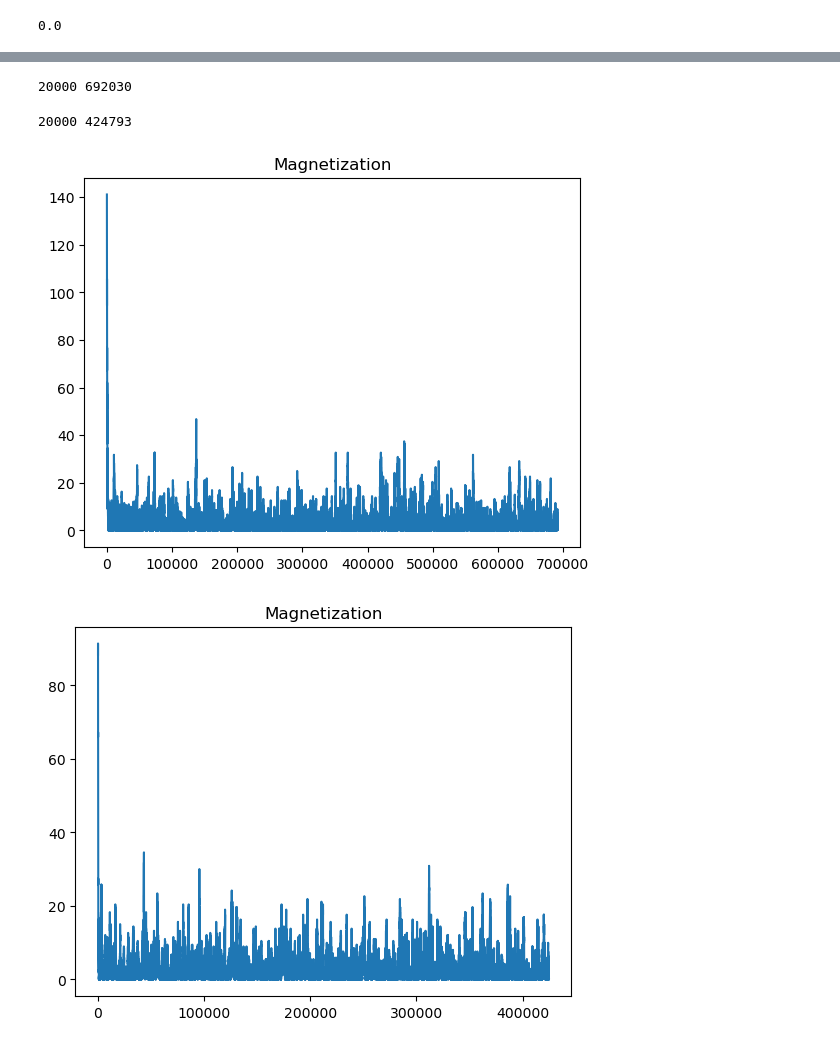
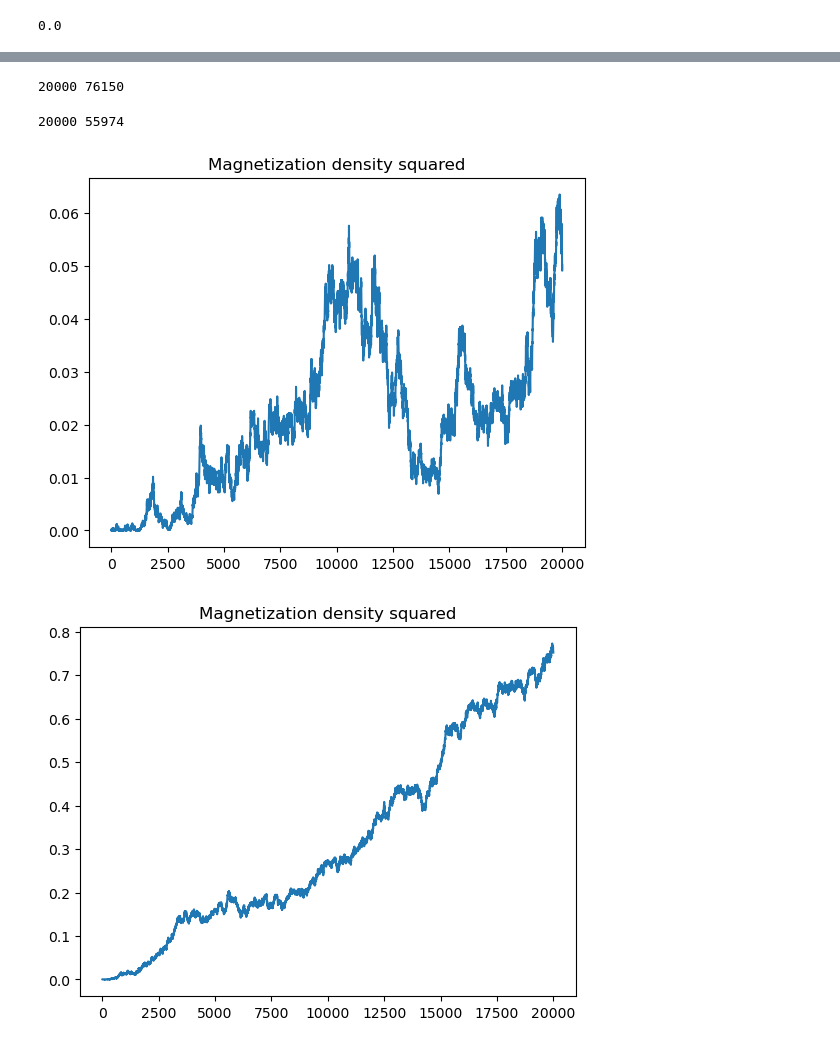
Before and after one commit to fysmoe1121/Phase-Transitions-Ising-Model, a Jupyter notebook: ising_model.ipynb, the cells around one changed output, grey strips where cells are left out. Cells and saved outputs as stored; diff of their text form; code cells hidden in the pictures.

```diff
--- a/ising_model.ipynb
+++ b/ising_model.ipynb
@@ -135,8 +136,10 @@ def flip_spin_in_lattice(lattice: np.ndarray, spin: tuple[int,int]) -> np.ndarra
     return new_lattice
 # %%
+@jit(nopython=True)
 def flip_random_spin(lattice: np.ndarray) -> tuple[int, int]:
     L = lattice.shape[0]
-    return tuple(np.random.randint(0, L, size = (1,2))[0])
+    x, y = np.random.randint(0, L), np.random.randint(0, L)
+    return (x,y)
 # %%
 cand_spin = flip_random_spin(state)
 print(delta_energy(state, cand_spin), energy(flip_spin_in_lattice(state, cand_spin)) - energy(state))
@@ -146,10 +149,11 @@ print(delta_energy(state, cand_spin), energy(flip_spin_in_lattice(state, cand_sp
 def magnetization(lattice: np.ndarray) -> float:
     return np.sum(lattice)
 # %%
+@jit(nopython=True)
 def sampler(type: str,init_dist: np.ndarray, beta: float, num_iters: int, sweep_size: int = 50):
     fixed_time_samples = []
     updated_samples = []
-    sample = init_dist
+    sample = init_dist.copy()
     for i in range(num_iters):
         candidate_spin = flip_random_spin(sample)
         if type == "mh":
@@ -166,21 +170,20 @@ def sampler(type: str,init_dist: np.ndarray, beta: float, num_iters: int, sweep_
             fixed_time_samples.append(sample)
     return fixed_time_samples, updated_samples
 # %%
-mh_fixed_time_res, mh_updated_res = sampler('mh', generate_lattice(25, 0.3), 0.1, 1_000_000)
+mh_fixed_time_res, mh_updated_res = sampler('mh', generate_lattice(50, 0.5), 0.3, 1_000_000)
 print(len(mh_fixed_time_res), len(mh_updated_res))
 # %% [output]
-20000 692030
+20000 76150
 # %%
-gibbs_fixed_time_res, gibbs_updated_res = sampler('gibbs', generate_lattice(25, 0.3), 0.1, 1_000_000)
+gibbs_fixed_time_res, gibbs_updated_res = sampler('gibbs', generate_lattice(50, 0.5), 0.3, 1_000_000)
 print(len(gibbs_fixed_time_res), len(gibbs_updated_res))
 # %% [output]
-20000 424793
+20000 55974
 # %%
 def plot_magnetization_squared(samples: list):
     samples = np.array(samples)
-    L = samples[0].shape[0]
-    magnetization_of_samples = (np.sum(samples, axis = (1,2)) ** 2)/(L**2)
+    magnetization_of_samples = (np.mean(samples, axis = (1,2)) ** 2)
     plt.plot(magnetization_of_samples)
-    plt.title("Magnetization")
+    plt.title("Magnetization density squared")
 # %%
 def plot_energy(samples: list):
@@ -190,9 +194,9 @@ def plot_energy(samples: list):
 # %%
-plot_magnetization_squared(mh_updated_res)
+plot_magnetization_squared(mh_fixed_time_res)
 # %% [output]
-[figure, old version]
+[figure, new version]
 # %%
-plot_magnetization_squared(gibbs_updated_res)
+plot_magnetization_squared(gibbs_fixed_time_res)
 # %% [output]
-[figure, old version]
+[figure, new version]
 # %%
```
Also changed, not shown: parts of 7 cells of this notebook.
